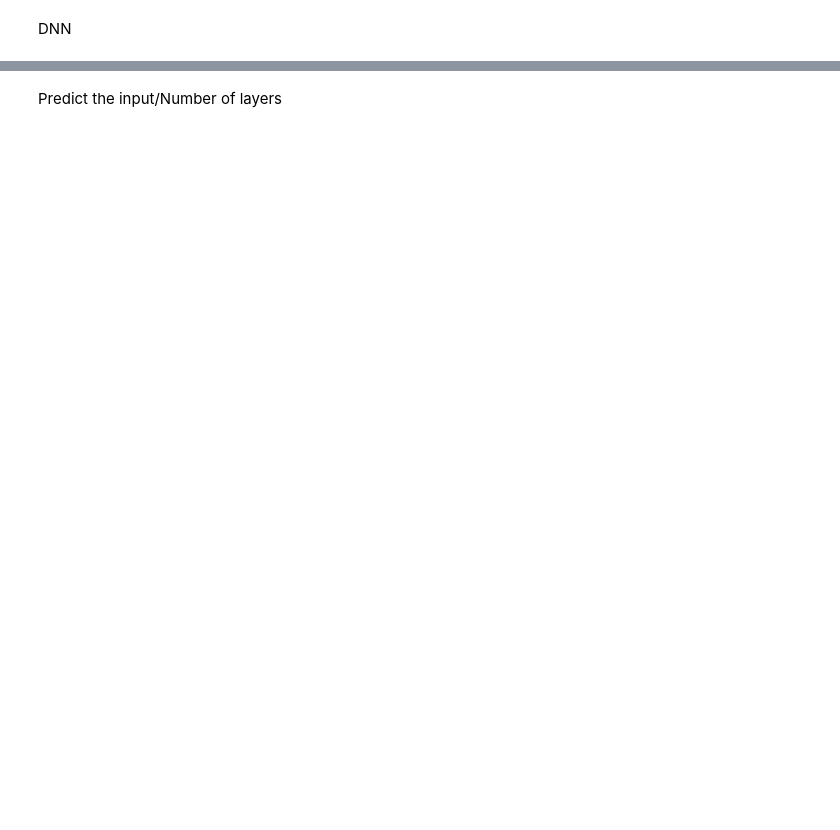
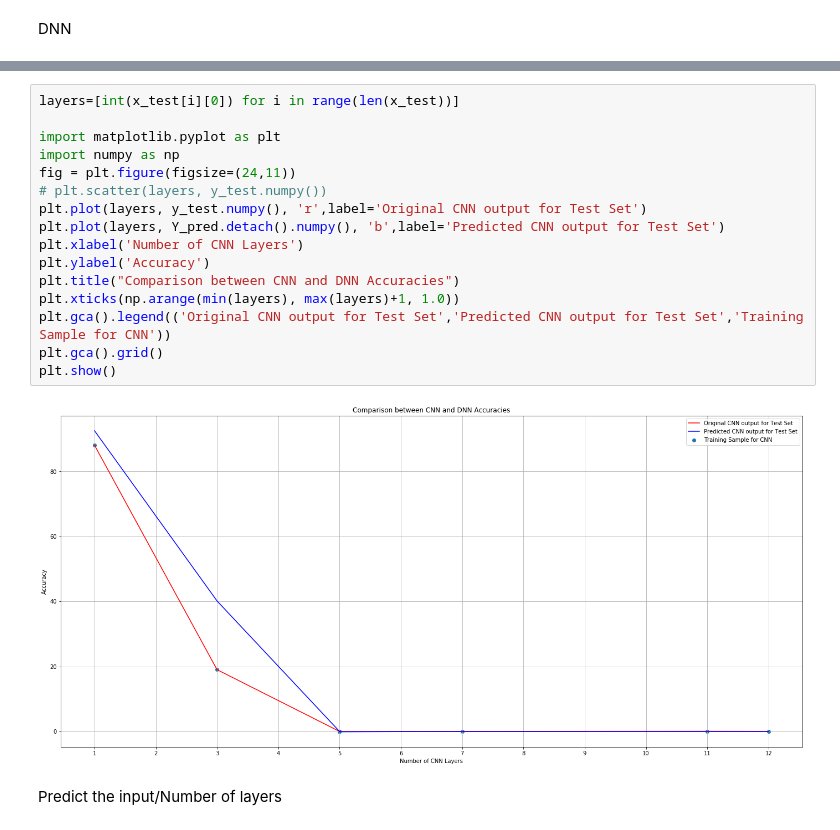
Before and after one commit to ShashankKamath/AutoML, a Jupyter notebook: CNNwithDNN.ipynb, the cells around one changed output, grey strips where cells are left out. Cells and saved outputs as stored; diff of their text form; blank space fills up the shorter version.

Commit message:
Layers and Channel varying, no padding

```diff
--- a/CNNwithDNN.ipynb
+++ b/CNNwithDNN.ipynb
@@ -519,2 +506,20 @@ for i in range(len(x_list)):
+# %%
+layers=[int(x_test[i][0]) for i in range(len(x_test))]
+
+import matplotlib.pyplot as plt
+import numpy as np
+fig = plt.figure(figsize=(24,11))
+# plt.scatter(layers, y_test.numpy())
+plt.plot(layers, y_test.numpy(), 'r',label='Original CNN output for Test Set')
+plt.plot(layers, Y_pred.detach().numpy(), 'b',label='Predicted CNN output for Test Set')
+plt.xlabel('Number of CNN Layers')
+plt.ylabel('Accuracy')
+plt.title("Comparison between CNN and DNN Accuracies")
+plt.xticks(np.arange(min(layers), max(layers)+1, 1.0))
+plt.gca().legend(('Original CNN output for Test Set','Predicted CNN output for Test Set','Training Sample for CNN'))
+plt.gca().grid()
+plt.show()
+# %% [output]
+[figure, added]
 # %% [markdown]
 Predict the input/Number of layers
```
Also changed, not shown: parts of 26 cells of this notebook.
